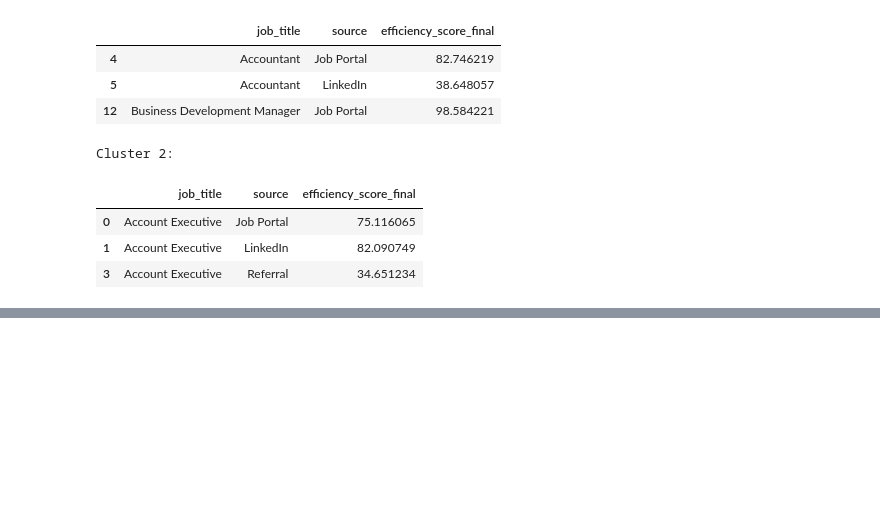
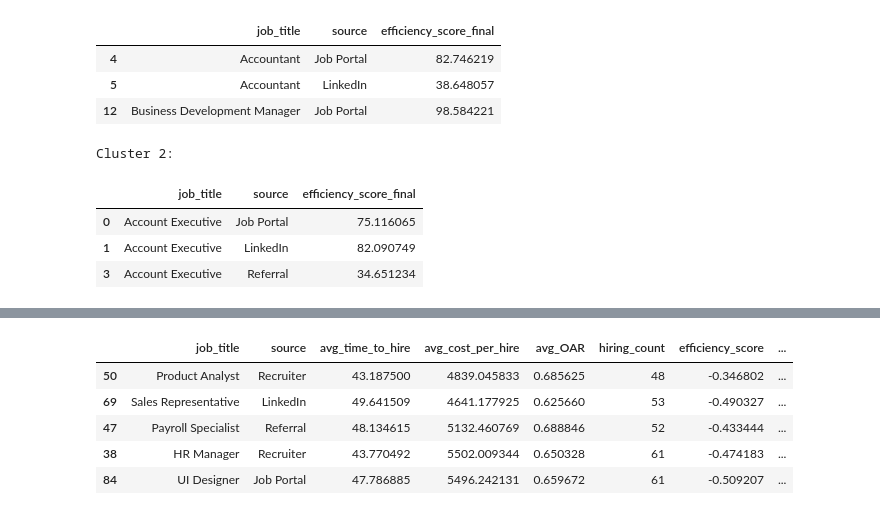
Before and after one commit to valencya07/Final-Project, a Jupyter notebook: Final_Project_Modelling_Stage_2.ipynb, the cells around one changed output, grey strips where cells are left out. Saved outputs shown, nothing was run; the diff lists cells and outputs as text; code cells hidden in the pictures; blank space fills up the shorter version.

```diff
--- a/Final_Project_Modelling_Stage_2.ipynb
+++ b/Final_Project_Modelling_Stage_2.ipynb
@@ -392,0 +428,11 @@ Cluster 2:
+# %%
+# Drop cluster_k3 & cluster_k4
+df_model.drop(columns=['cluster_k3', 'cluster_k4'], inplace=True)
+df_model.sample(5)
+# %% [output]
+|  | job_title | source | avg_time_to_hire | avg_cost_per_hire | avg_OAR | hiring_count | efficiency_score | ... |
+| 50 | Product Analyst | Recruiter | 43.187500 | 4839.045833 | 0.685625 | 48 | -0.346802 | ... |
+| 69 | Sales Representative | LinkedIn | 49.641509 | 4641.177925 | 0.625660 | 53 | -0.490327 | ... |
+| 47 | Payroll Specialist | Referral | 48.134615 | 5132.460769 | 0.688846 | 52 | -0.433444 | ... |
+| 38 | HR Manager | Recruiter | 43.770492 | 5502.009344 | 0.650328 | 61 | -0.474183 | ... |
+| 84 | UI Designer | Job Portal | 47.786885 | 5496.242131 | 0.659672 | 61 | -0.509207 | ... |
```
Also changed, not shown: parts of 7 cells of this notebook.
